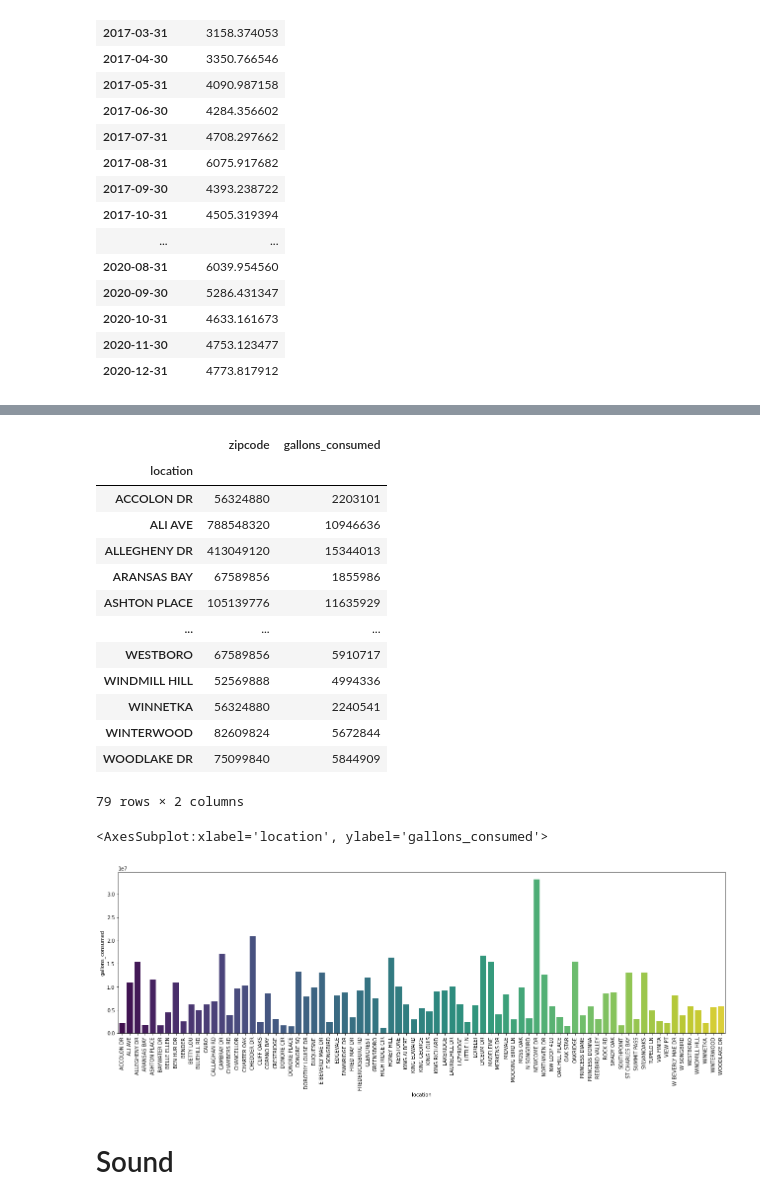
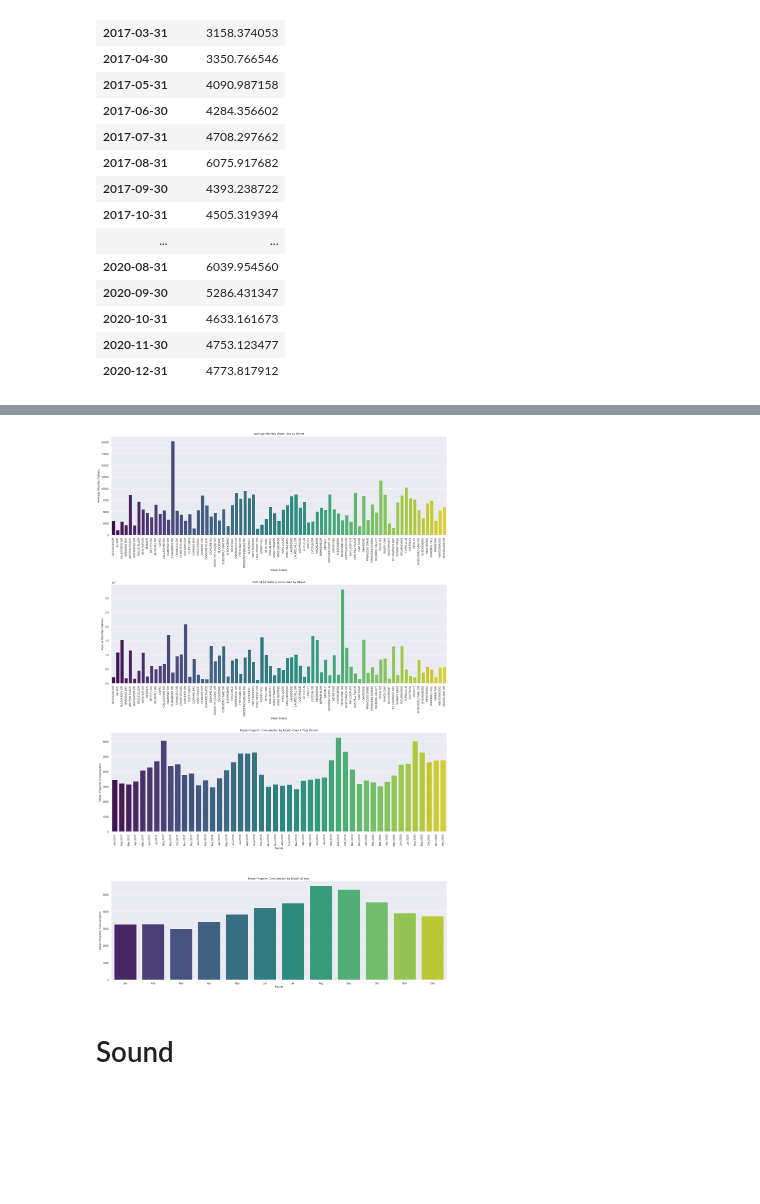
Before and after one commit to slc-data/2021-datathon, a Jupyter notebook: workbooks/sam/datathon.ipynb, the cells around one changed output, grey strips where cells are left out. Saved outputs shown, nothing was run; the diff lists cells and outputs as text; code cells hidden in the pictures; blank space fills up the shorter version.

```diff
--- a/workbooks/sam/datathon.ipynb
+++ b/workbooks/sam/datathon.ipynb
@@ -251,29 +197,0 @@ sns.barplot(data = saws_places, x = saws_places.index, y = 'gallons_consumed', p
-# %%
-saws_places_sum = saws_df.groupby('location').sum()
-saws_places_sum
-# %% [output]
-|  | zipcode | gallons_consumed |
-| location |  |  |
-| ACCOLON DR | 56324880 | 2203101 |
-| ALI AVE | 788548320 | 10946636 |
-| ALLEGHENY DR | 413049120 | 15344013 |
-| ARANSAS BAY | 67589856 | 1855986 |
-| ASHTON PLACE | 105139776 | 11635929 |
-| ... | ... | ... |
-| WESTBORO | 67589856 | 5910717 |
-| WINDMILL HILL | 52569888 | 4994336 |
-| WINNETKA | 56324880 | 2240541 |
-| WINTERWOOD | 82609824 | 5672844 |
-| WOODLAKE DR | 75099840 | 5844909 |
-79 rows × 2 columns
-# %%
-# Plot showing the sum monthly water consumption by street
-
-saws_places = saws_df.groupby('location').mean()
-saws_places = saws_places.drop(columns =['zipcode'])
-plt.subplots(figsize=(22, 6))
-plt.xticks(rotation = 90)
-sns.barplot(data = saws_places_sum, x = saws_places.index, y = 'gallons_consumed', palette = "viridis")
-# %% [output]
-<AxesSubplot:xlabel='location', ylabel='gallons_consumed'>
-[figure, removed]
@@ -280,3 +246,7 @@ sns.barplot(data = saws_places_sum, x = saws_places.index, y = 'gallons_consumed
+# %%
+show_saws()
+# %% [output]
+[figure, added]
 # %% [markdown]
 # Sound
 # %%
```
Also changed, not shown: parts of 21 cells of this notebook, 2 other files.
